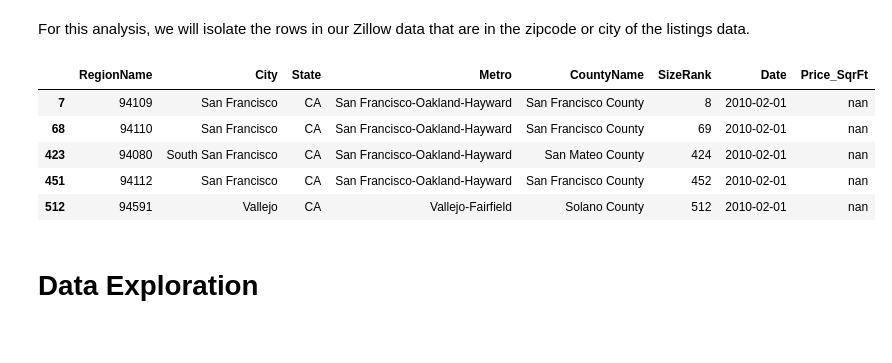
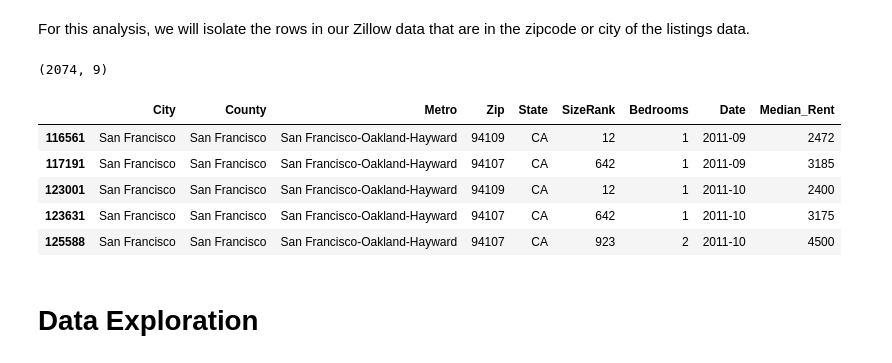
Before and after one commit to KishenSharma6/Airbnb-SF, a Jupyter notebook: Project Codes/03. Exploratory Data Analysis/12_27_2019_EDA.ipynb, the cells around one changed output. Drawn from its saved outputs; the diff is of its cells as text; code cells hidden in the pictures.

```diff
--- a/Project Codes/03. Exploratory Data Analysis/12_27_2019_EDA.ipynb
+++ b/Project Codes/03. Exploratory Data Analysis/12_27_2019_EDA.ipynb
@@ -119,21 +119,23 @@ For this analysis, we will isolate the rows in our Zillow data that are in the z
 # %%
 #Capture zip information from listings
 listings_zip = list(listings.zipcode.unique())
 
 #Capture city information from listings
 listings_cities = list(listings.city.unique())
 
 #Capture SF Data
-sf_zillow = zillow[zillow['RegionName'].isin(listings_zip) | zillow['City'].isin(listings_cities)]
+sf_zillow = zillow[zillow['Zip'].isin(listings_zip) | zillow['City'].isin(listings_cities)]
 
 #Check
+print(sf_zillow.shape)
 display(sf_zillow.head())
 # %% [output]
+(2074, 9)
-|  | RegionName | City | State | Metro | CountyName | SizeRank | Date | Price_SqrFt |
-| 7 | 94109 | San Francisco | CA | San Francisco-Oakland-Hayward | San Francisco County | 8 | 2010-02-01 | nan |
-| 68 | 94110 | San Francisco | CA | San Francisco-Oakland-Hayward | San Francisco County | 69 | 2010-02-01 | nan |
-| 423 | 94080 | South San Francisco | CA | San Francisco-Oakland-Hayward | San Mateo County | 424 | 2010-02-01 | nan |
-| 451 | 94112 | San Francisco | CA | San Francisco-Oakland-Hayward | San Francisco County | 452 | 2010-02-01 | nan |
-| 512 | 94591 | Vallejo | CA | Vallejo-Fairfield | Solano County | 512 | 2010-02-01 | nan |
+|  | City | County | Metro | Zip | State | SizeRank | Bedrooms | Date | Median_Rent |
+| 116561 | San Francisco | San Francisco | San Francisco-Oakland-Hayward | 94109 | CA | 12 | 1 | 2011-09 | 2472 |
+| 117191 | San Francisco | San Francisco | San Francisco-Oakland-Hayward | 94107 | CA | 642 | 1 | 2011-09 | 3185 |
+| 123001 | San Francisco | San Francisco | San Francisco-Oakland-Hayward | 94109 | CA | 12 | 1 | 2011-10 | 2400 |
+| 123631 | San Francisco | San Francisco | San Francisco-Oakland-Hayward | 94107 | CA | 642 | 1 | 2011-10 | 3175 |
+| 125588 | San Francisco | San Francisco | San Francisco-Oakland-Hayward | 94107 | CA | 923 | 2 | 2011-10 | 4500 |
 # %% [markdown]
 # Data Exploration
```
Also changed, not shown: parts of 18 cells of this notebook.
